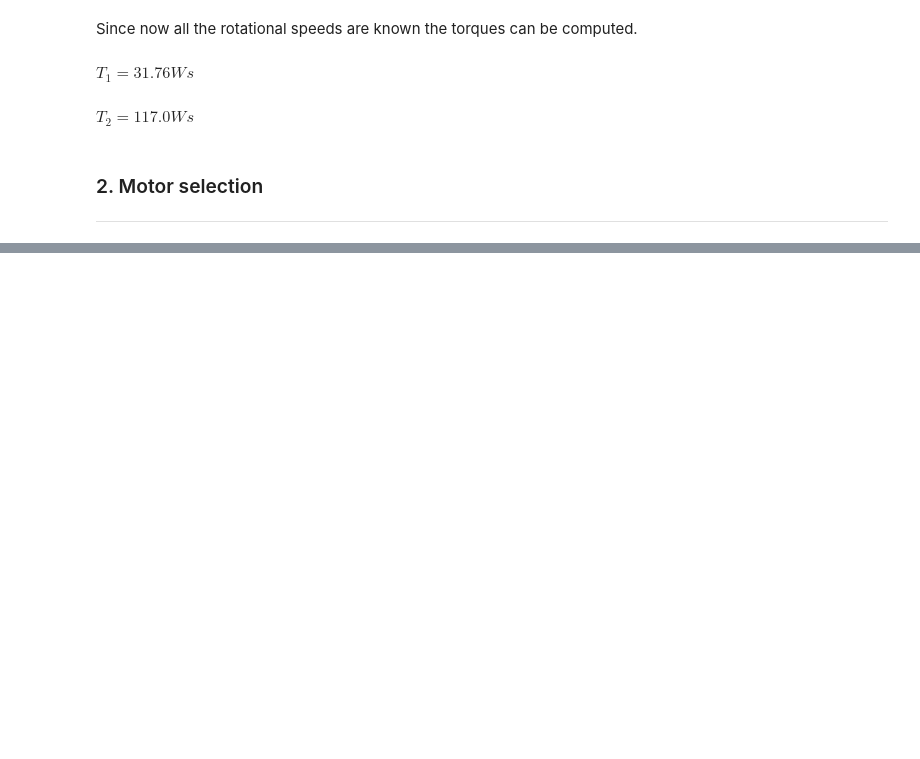
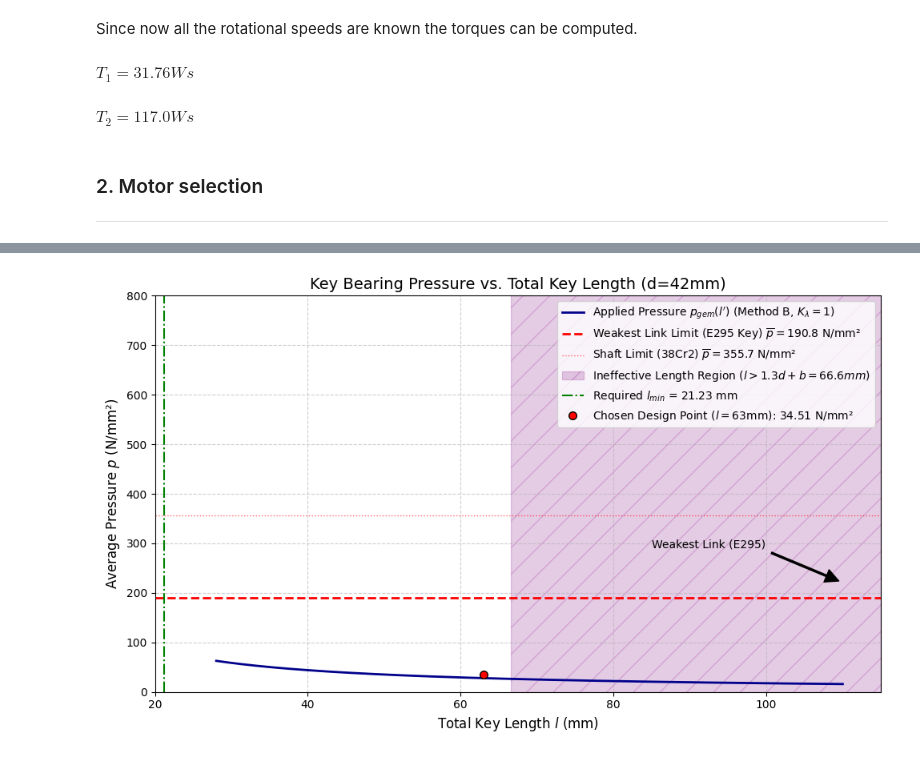
Before and after one commit to KajMar1/Machine_Design, a Jupyter notebook: Lab_report_TEAM12.ipynb, the cells around one changed output, grey strips where cells are left out. Drawn from its saved outputs; the diff is of its cells as text; code cells hidden in the pictures; blank space fills up the shorter version.

```diff
--- a/Lab_report_TEAM12.ipynb
+++ b/Lab_report_TEAM12.ipynb
@@ -278,0 +185,13 @@ NameError: name 'RnM' is not defined
+# %%
+# The numerator constant C_num = 2 * T_eq * K_lambda (in N.mm)
+C_num_sym = 2 * SC.T_eq * SC.K_lambda
+C_num_val = UM.RemoveUnits(C_num_sym.evalf(subs=subst))
+
+# The denominator constant C_denom = d * h' (in mm^2)
+C_denom_val = UM.RemoveUnits((SC.d * SC.hprime*SC.n*SC.phi))
+
+# Final Plot Constant C_plot = C_num / C_denom (in N/mm^2 * mm)
+C_plot = C_num_val / C_denom_val
+# C_plot is approx. 2100 N/mm^2 * mm
+HM.EqPrint('C_plot', C_plot)
+HM.EqPrint('C_denom_val', SC.hprime)
@@ -278,0 +244,77 @@ NameError: name 'RnM' is not defined
+# %%
+#Define the pressure function p_gem(l') for plotting (p(l') = C_plot / l')
+def p_gem_function_of_l_prime(l_prime):
+    """Calculates applied pressure (N/mm^2) for a given key length (mm)."""
+    #l_prime[l_prime <= 1e-6] = 1e-6
+    return C_plot / l_prime
+
+# --- L to L' Conversion Constants ---
+B_WIDTH = UM.RemoveUnits(SC.b) # Key width b = 12 mm
+L_EFF_LIMIT_D = 1.3 * UM.RemoveUnits(SC.d) # l'_limit = 1.3 * 42 mm = 54.6 mm
+
+# Calculate Minimum Required Length (l'_min)
+l_prime_min = C_plot / p_hat_Key
+l_min_total = l_prime_min + B_WIDTH # Total minimum length required for safety
+HM.EqPrint('l_prime_min', l_prime_min)
+HM.EqPrint('l_prime_total', l_min_total)
+# Define Plot Range (L_prime_values runs from l'_min to l'_max)
+L_prime_plot_range = np.linspace(28, 110, 400)
+Pressure_values = p_gem_function_of_l_prime(L_prime_plot_range)
+
+# CONVERSION STEP: Convert l' values to L values for the X-Axis
+L_values_for_plot = L_prime_plot_range + B_WIDTH/1000
+
+# --- Plot Generation ---
+plt.figure(figsize=(10, 6))
+
+# 1. Plot the Pressure Curve (p_gem) - X-Axis is L
+plt.plot(L_values_for_plot, Pressure_values, label=f"Applied Pressure $p_{{gem}}(l')$ (Method B, $K_{{\\lambda}}={SC.K_lambda}$)", color='darkblue', linewidth=2)
+
+# 2. Plot the TRUE System Limit (Weakest Link: E295 Key)
+plt.axhline(y=p_hat_Key, color='red', linestyle='--', linewidth=2,
+            label=f"Weakest Link Limit (E295 Key) $\\overline{{p}}={p_hat_Key:.1f}$ N/mm²")
+
+# 3. Plot the Shaft Limit (38Cr2) - Stronger Link for comparison
+plt.axhline(y=p_hat_Shaft, color='red', linestyle=':', linewidth=1.0, alpha=0.6,
+            label=f"Shaft Limit (38Cr2) $\\overline{{p}}={p_hat_Shaft:.1f}$ N/mm²")
+
+# 4. SHADE REGION: Ineffective Length (l' > 1.3 * d)
+# The shade starts at the total length L_limit = l'_limit + b
+L_limit_total = L_EFF_LIMIT_D + B_WIDTH # 54.6 mm + 12 mm = 66.6 mm
+plt.axvspan(L_limit_total, 115, alpha=0.2, color='purple', hatch='/',
+            label=f"Ineffective Length Region ($l > 1.3d + b = {L_limit_total:.1f}mm$)")
+
+# 5. Plot the Minimum Required Length (l_min_total)
+plt.axvline(x=l_min_total, color='green', linestyle='-.',
+            label=f"Required $l_{{min}}$ = {l_min_total:.2f} mm")
+
+# 6. Highlight the chosen length (l=63mm)
+L_chosen_point = UM.RemoveUnits(SC.l)
+l_prime_for_chosen_l = L_chosen_point - B_WIDTH
+p_at_chosen_l = p_gem_function_of_l_prime(np.array([l_prime_for_chosen_l]))[0]
+
+plt.plot(L_chosen_point, p_at_chosen_l, 'ro', markersize=7, markeredgecolor='black',
+         label=f"Chosen Design Point ($l={L_chosen_point:.0f}$mm): {p_at_chosen_l:.2f} N/mm²", zorder=5)
+
+# --- Final Styling ---
+plt.ylim(0, 800)
+plt.xlim(20, 115)
+plt.title(f"Key Bearing Pressure vs. Total Key Length (d={SHAFT_DIAMETER_MM:.0f}mm)", fontsize=14)
+plt.xlabel("Total Key Length $l$ (mm)", fontsize=12) # Label now reflects 'l'
+plt.ylabel("Average Pressure $p$ (N/mm²)", fontsize=12)
+
+# Add Annotation for Weakest Link
+plt.annotate('Weakest Link (E295)', xy=(L_values_for_plot[-1], p_hat_Key + 30), xytext=(85, p_hat_Key + 100),
+             arrowprops=dict(facecolor='black', shrink=0.05, width=1.5), fontsize=10)
+
+plt.legend(fontsize=10)
+plt.grid(True, linestyle='--', alpha=0.6)
+plt.tight_layout()
+plt.show()
+
+print(f"\n--- Final Key Design Summary ---")
+print(f"1. Maximum Applied Pressure (at L=28mm): {p_gem_function_of_l_prime(np.array([28 - B_WIDTH]))[0]:.2f} N/mm^2")
+print(f"2. Weakest Link Allowable Stress (p_hat): {p_hat_Key:.2f} N/mm^2")
+print(f"3. Calculated Minimum Required Total Length (l_min): {l_min_total:.2f} mm")
+print(f"4. Chosen Standard Length (l): {L_chosen_point:.0f} mm (Safety Factor: {p_hat_Key / p_at_chosen_l:.2f})")
+# %% [output]
@@ -278,0 +323 @@ NameError: name 'RnM' is not defined
+[figure, added]
```
Also changed, not shown: parts of 19 cells of this notebook, 1 other file.
